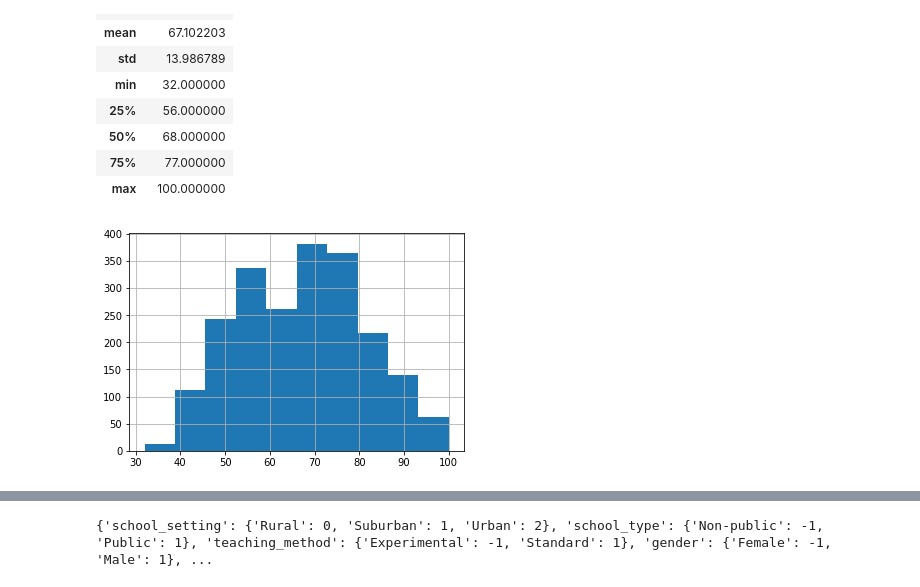
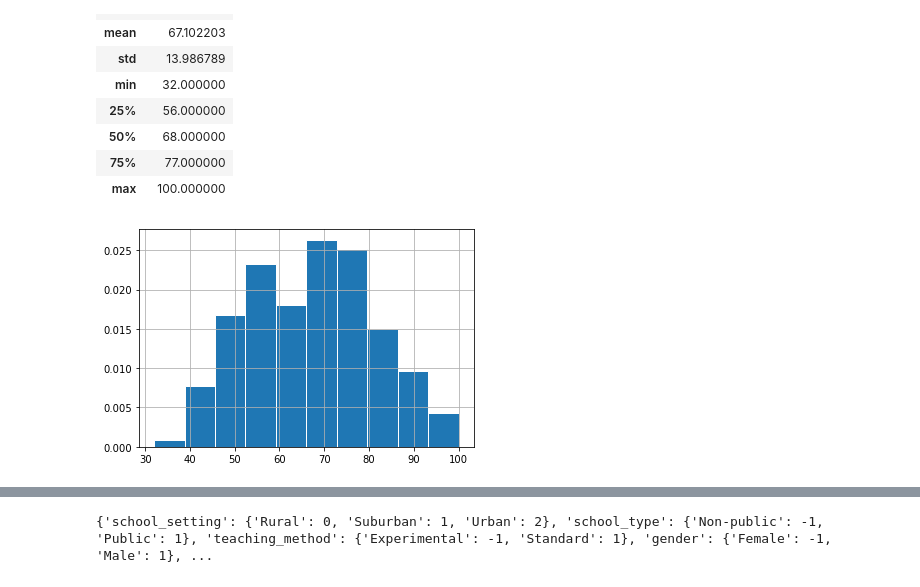
Before and after one commit to arieltl/proj2_cdados, a Jupyter notebook: projeto.ipynb, the cells around one changed output, grey strips where cells are left out. Drawn from its saved outputs; the diff is of its cells as text; code cells hidden in the pictures.

```diff
--- a/projeto.ipynb
+++ b/projeto.ipynb
@@ -42,7 +42,7 @@ f_data.posttest.describe().to_frame()
 | 75% | 77.000000 |
 | max | 100.000000 |
 # %%
-f_data.posttest.hist()
+f_data.posttest.hist(density=True,edgecolor = 'white')
 plt.show()
 # %% [output]
-[figure, old version]
+[figure, new version]
```
Also changed, not shown: parts of 8 cells of this notebook.
